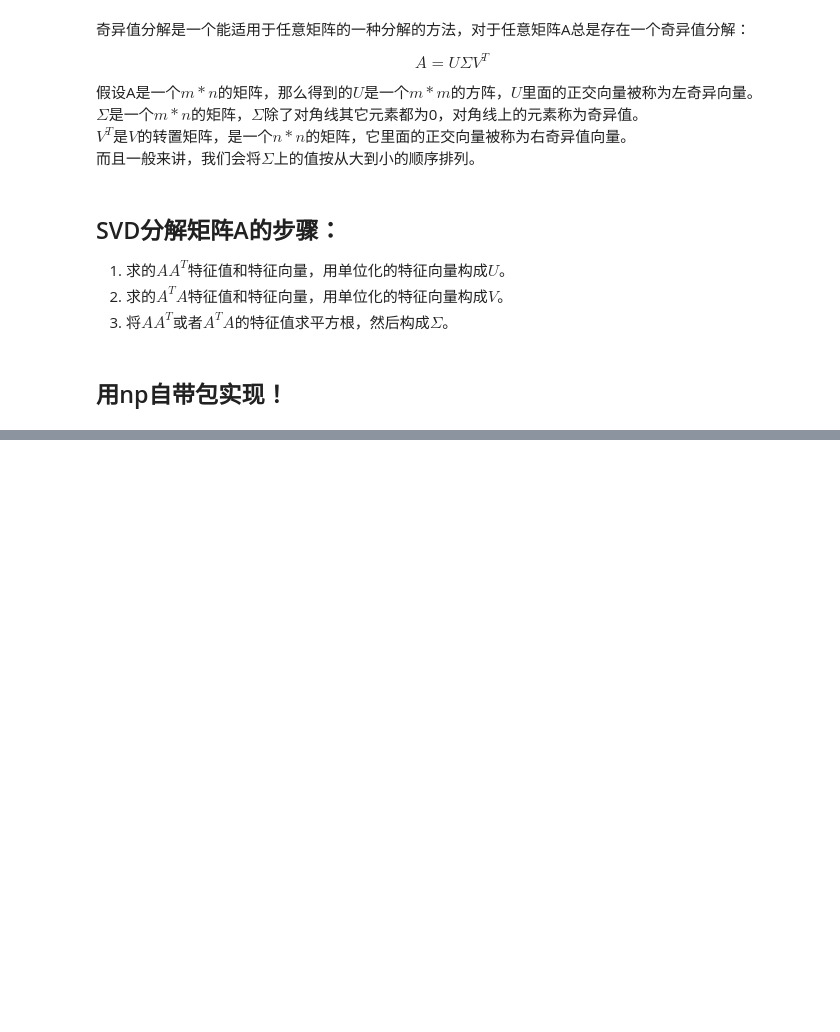
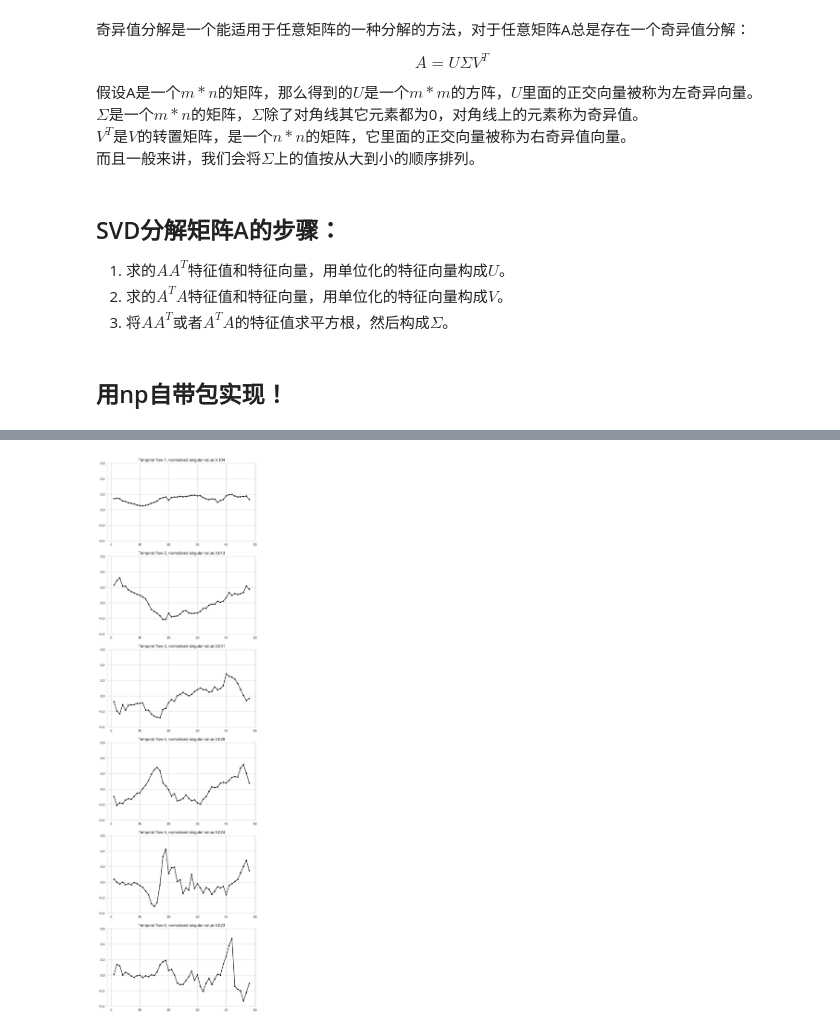
Before and after one commit to ni1o1/pygeo-tutorial, a Jupyter notebook: 12-SVD.ipynb, the cells around one changed output, grey strips where cells are left out. Saved outputs shown, nothing was run; the diff lists cells and outputs as text; code cells hidden in the pictures; blank space fills up the shorter version.

```diff
--- a/12-SVD.ipynb
+++ b/12-SVD.ipynb
@@ -23,0 +140,20 @@ $V^T$是$V$的转置矩阵，是一个$n*n$的矩阵，它里面的正交向量
+# %%
+import matplotlib.pyplot as plt
+import seaborn as sns
+#创建一个图
+sns.set_style('whitegrid',{"xtick.major.size": 10 , "ytick.major.size": 10})
+a = 10
+b = 3
+fig, axs = plt.subplots(6, 1, figsize=(8, 30), sharey=True,dpi = 300)
+
+for i in range(6):
+    plt.sca(axs.reshape(1,6)[0][i])
+    plt.plot(range(1,len(nsigma)+1),U[:,i],'k-',range(1,len(nsigma)+1),U[:,i],'k.')
+
+    plt.title('Temporal flow '+str(i+1)+', normalised singular value:'+str(nsigma[i]))
+    #plt.legend(frameon = 1)
+    plt.ylim(-0.4,0.6)
+
+plt.show()
+# %% [output]
+[figure, added]
```
Also changed, not shown: parts of 10 cells of this notebook, 1 other file.
